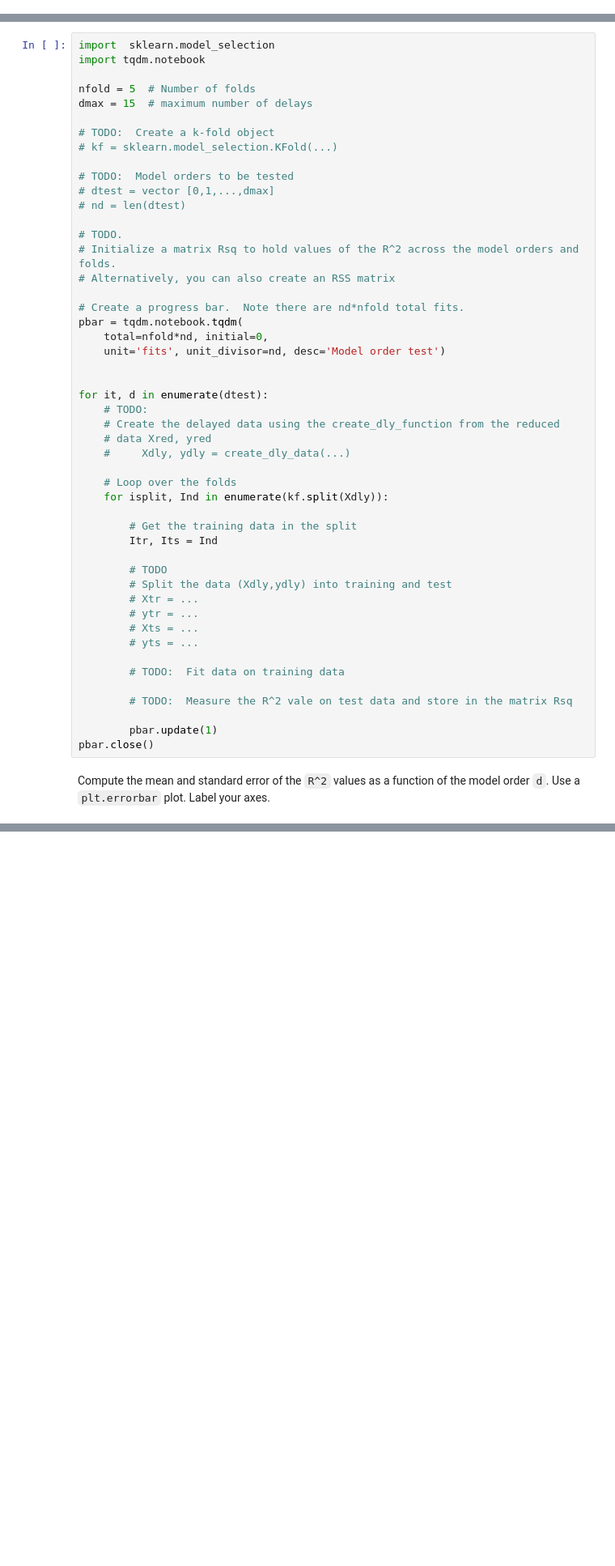
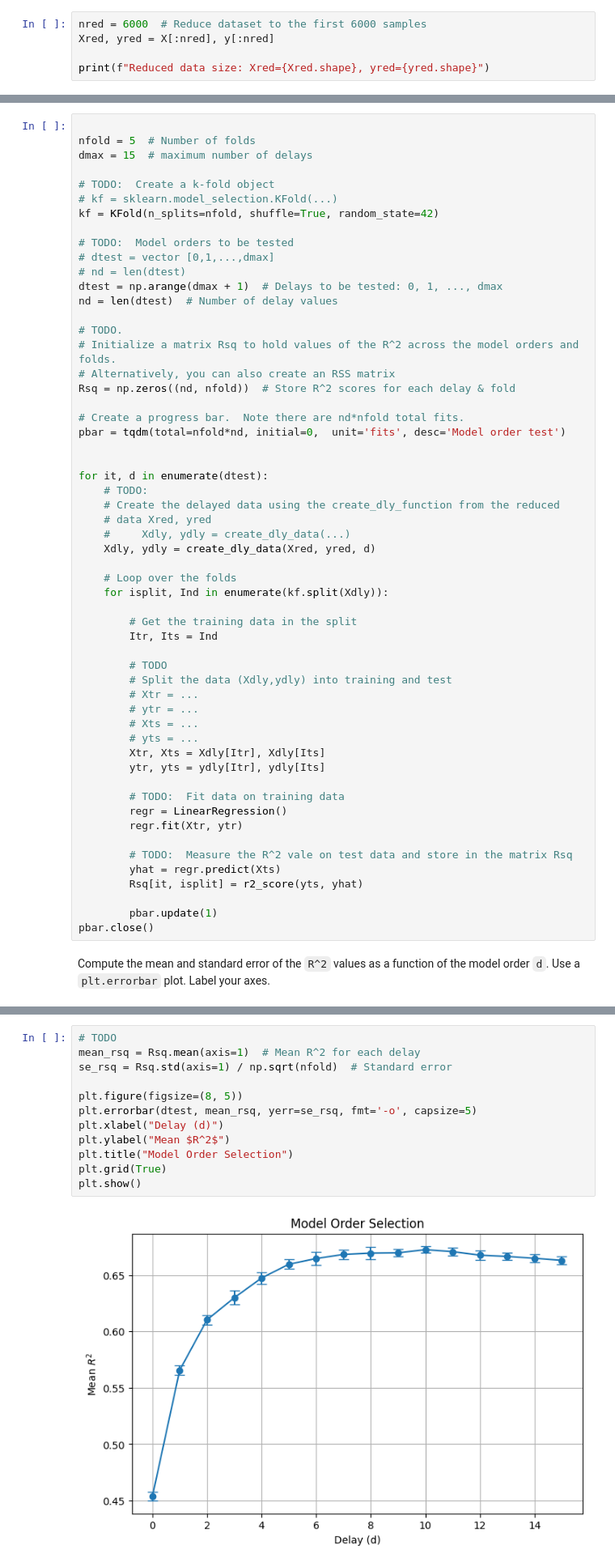
Before and after one commit to rsandu1/MachineLearningLab2, a Jupyter notebook: lab_neural_partial.ipynb, the cells around one changed output, grey strips where cells are left out. Shown at 81% size. Cells and saved outputs as stored; diff of their text form; blank space fills up the shorter version.

```diff
--- a/lab_neural_partial.ipynb
+++ b/lab_neural_partial.ipynb
@@ -158,0 +228,5 @@ nred = 6000
+# %%
+nred = 6000  # Reduce dataset to the first 6000 samples
+Xred, yred = X[:nred], y[:nred]
+
+print(f"Reduced data size: Xred={Xred.shape}, yred={yred.shape}")
@@ -163,27 +239,27 @@ The code also includes a progress bar using the `tqdm` package.  This is very us
 
 Note:  Some students appeared to use the `mse` metric (i.e. RSS per sample) instead of `R^2`.  That is fine.  For the solution, I have computed both.
 # %%
-import  sklearn.model_selection
-import tqdm.notebook
 
 nfold = 5  # Number of folds
 dmax = 15  # maximum number of delays
 
 # TODO:  Create a k-fold object
 # kf = sklearn.model_selection.KFold(...)
+kf = KFold(n_splits=nfold, shuffle=True, random_state=42)
 
 # TODO:  Model orders to be tested
 # dtest = vector [0,1,...,dmax]
 # nd = len(dtest)
+dtest = np.arange(dmax + 1)  # Delays to be tested: 0, 1, ..., dmax
+nd = len(dtest)  # Number of delay values
 
 # TODO.
 # Initialize a matrix Rsq to hold values of the R^2 across the model orders and folds.
 # Alternatively, you can also create an RSS matrix
+Rsq = np.zeros((nd, nfold))  # Store R^2 scores for each delay & fold
 
 # Create a progress bar.  Note there are nd*nfold total fits.
-pbar = tqdm.notebook.tqdm(
-    total=nfold*nd, initial=0,
-    unit='fits', unit_divisor=nd, desc='Model order test')
+pbar = tqdm(total=nfold*nd, initial=0,  unit='fits', desc='Model order test')
 
 
 for it, d in enumerate(dtest):
@@ -191,6 +267,7 @@ for it, d in enumerate(dtest):
     # Create the delayed data using the create_dly_function from the reduced
     # data Xred, yred
     #     Xdly, ydly = create_dly_data(...)
+    Xdly, ydly = create_dly_data(Xred, yred, d)
 
     # Loop over the folds
     for isplit, Ind in enumerate(kf.split(Xdly)):
@@ -204,10 +281,16 @@ for it, d in enumerate(dtest):
         # ytr = ...
         # Xts = ...
         # yts = ...
+        Xtr, Xts = Xdly[Itr], Xdly[Its]
+        ytr, yts = ydly[Itr], ydly[Its]
 
         # TODO:  Fit data on training data
+        regr = LinearRegression()
+        regr.fit(Xtr, ytr)
 
         # TODO:  Measure the R^2 vale on test data and store in the matrix Rsq
+        yhat = regr.predict(Xts)
+        Rsq[it, isplit] = r2_score(yts, yhat)
 
         pbar.update(1)
 pbar.close()
@@ -218,2 +299,16 @@ Compute the mean and standard error of the `R^2` values as a function of the mod
+# %%
+# TODO
+mean_rsq = Rsq.mean(axis=1)  # Mean R^2 for each delay
+se_rsq = Rsq.std(axis=1) / np.sqrt(nfold)  # Standard error
+
+plt.figure(figsize=(8, 5))
+plt.errorbar(dtest, mean_rsq, yerr=se_rsq, fmt='-o', capsize=5)
+plt.xlabel("Delay (d)")
+plt.ylabel("Mean $R^2$")
+plt.title("Model Order Selection")
+plt.grid(True)
+plt.show()
+# %% [output]
+[figure, added]
 # %% [markdown]
 Find the optimal order `d` with the normal rule (i.e. highest test `R^2`)
```
Also changed, not shown: parts of 21 cells of this notebook, 1 other file.
